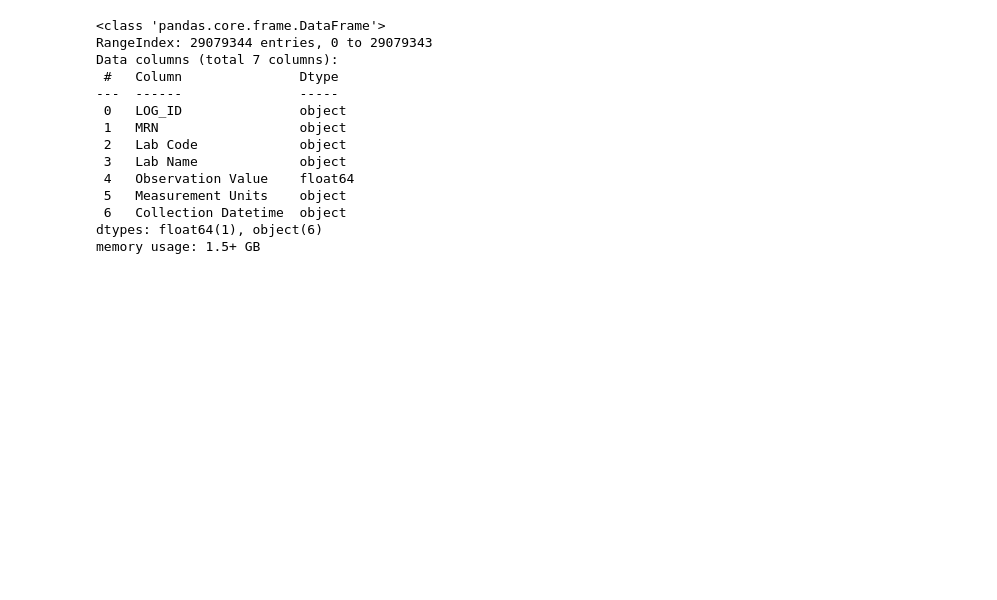
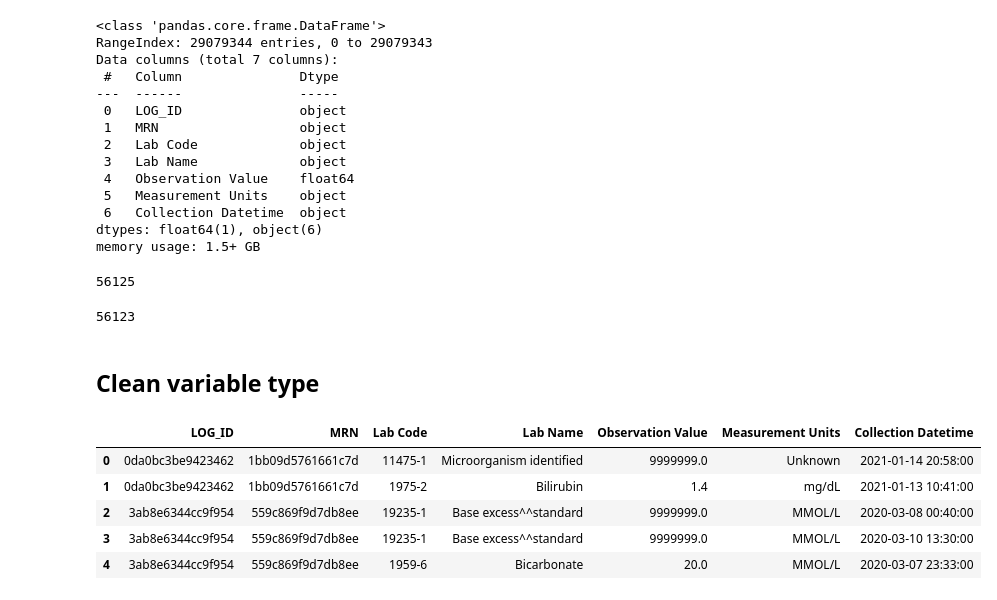
Before and after one commit to MOVER-analysis/MOVER-analysis, a Jupyter notebook: cleaning.ipynb, the cells around one changed output. Cells and saved outputs as stored; diff of their text form; code cells hidden in the pictures; blank space fills up the shorter version.

Commit message:
Add code for cleaning Patient Labs data and filtering desired lab tests

```diff
--- a/cleaning.ipynb
+++ b/cleaning.ipynb
@@ -498,3 +499,38 @@ Data columns (total 7 columns):
  6   Collection Datetime  object
 dtypes: float64(1), object(6)
 memory usage: 1.5+ GB
+# %%
+labs_raw["LOG_ID"].nunique()
+# %% [output]
+56125
+# %%
+# Remove rows with LOG_ID values corresponding to multiple MRNs
+
+# group by log id and count MRN
+log_mrn_count = labs_raw.groupby("LOG_ID")["MRN"].nunique()
+
+# identify log ids with multiple MRN
+ids_to_remove = log_mrn_count[log_mrn_count > 1].index
+
+# remove invalid log ids
+# .copy().reset_index() to make sure it is a df and have continuous index
+labs = labs_raw[~labs_raw["LOG_ID"].isin(ids_to_remove)].copy().reset_index(drop=True)
+
+# check the the number of unique LOG_IDs after removing the invalid ids.
+labs["LOG_ID"].nunique()
+# %% [output]
+56123
+# %% [markdown]
+## Clean variable type
+# %%
+# Convert Collection Time to Datetime
+
+# check format
+labs.head()
+# %% [output]
+|  | LOG_ID | MRN | Lab Code | Lab Name | Observation Value | Measurement Units | Collection Datetime |
+| 0 | 0da0bc3be9423462 | 1bb09d5761661c7d | 11475-1 | Microorganism identified | 9999999.0 | Unknown | 2021-01-14 20:58:00 |
+| 1 | 0da0bc3be9423462 | 1bb09d5761661c7d | 1975-2 | Bilirubin | 1.4 | mg/dL | 2021-01-13 10:41:00 |
+| 2 | 3ab8e6344cc9f954 | 559c869f9d7db8ee | 19235-1 | Base excess^^standard | 9999999.0 | MMOL/L | 2020-03-08 00:40:00 |
+| 3 | 3ab8e6344cc9f954 | 559c869f9d7db8ee | 19235-1 | Base excess^^standard | 9999999.0 | MMOL/L | 2020-03-10 13:30:00 |
+| 4 | 3ab8e6344cc9f954 | 559c869f9d7db8ee | 1959-6 | Bicarbonate | 20.0 | MMOL/L | 2020-03-07 23:33:00 |
```
Also changed, not shown: parts of 17 cells of this notebook.
